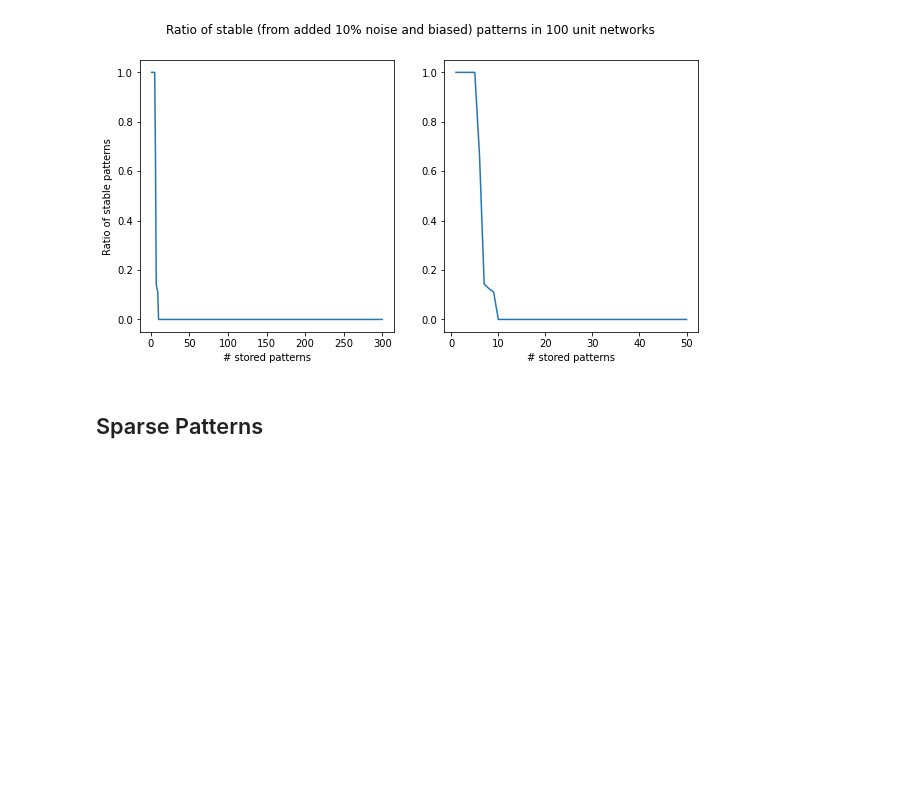
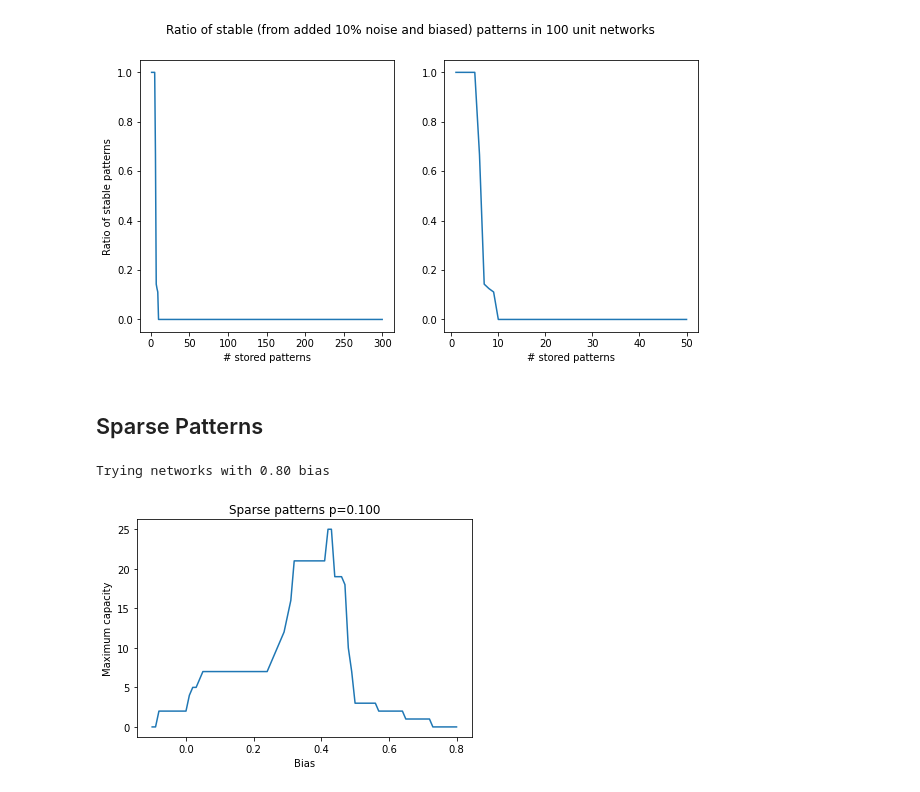
Before and after one commit to Neroro64/DD2400-Labs, a Jupyter notebook: jakob/DD2437_lab3.ipynb, the cells around one changed output. Drawn from its saved outputs; the diff is of its cells as text; code cells hidden in the pictures; blank space fills up the shorter version.

```diff
--- a/jakob/DD2437_lab3.ipynb
+++ b/jakob/DD2437_lab3.ipynb
@@ -516,0 +495,44 @@ plt.show()
+# %%
+def iterate_until_converged(x, weights, bias=0, max_iters=100):
+    x_star = 0.5 + 0.5* np.sign(x @ (weights - bias))
+    x_starstar = 0.5 + 0.5*np.sign(x_star @ (weights - bias))
+    iters = 0
+    while iters < max_iters and not np.array_equal(x_star, x_starstar):
+        iters += 1
+        x_star = 0.5 + 0.5*np.sign(x_starstar @ (weights - bias))
+        x_starstar = 0.5 + 0.5*np.sign(x_star @ (weights - bias))
+    return x_star
+# %%
+num_patterns = 50
+pattern = [None] * num_patterns
+stables = [0] * num_patterns
+N = 100
+p = 0.1
+step = 0.01
+bias = np.arange(-0.1, 0.8+step, step)
+counts = [0] * len(bias)
+for i in range(num_patterns):
+    pat = np.zeros((1,N))
+    pat[0, np.random.choice(N, int(N*p))] = 1
+    pattern[i] = pat
+for b in range(len(bias)):
+    print('Trying networks with %.2f bias '%bias[b], end='\r')
+    W = 0
+    for i in range(num_patterns):
+        W += (pattern[i].T-p) @ (pattern[i]-p)
+        np.fill_diagonal(W, 0)
+        count = 0
+        for j in range(i+1):
+            pattern_star = iterate_until_converged(pattern[j], W, bias=bias[b],
+                                                   max_iters=10)
+            if np.all(pattern[j] == pattern_star): count += 1
+        if count == i+1: counts[b] = count
+
+plt.plot(bias, counts)
+plt.title('Sparse patterns p=%.3f' % p)
+plt.xlabel('Bias')
+plt.ylabel('Maximum capacity')
+plt.show()
+# %% [output]
+Trying networks with 0.80 bias
+[figure, added]
```
Also changed, not shown: parts of 5 cells of this notebook.
